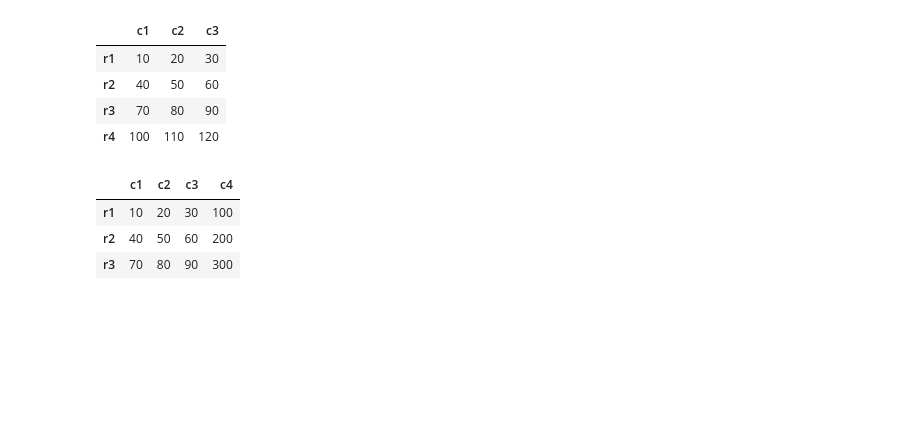
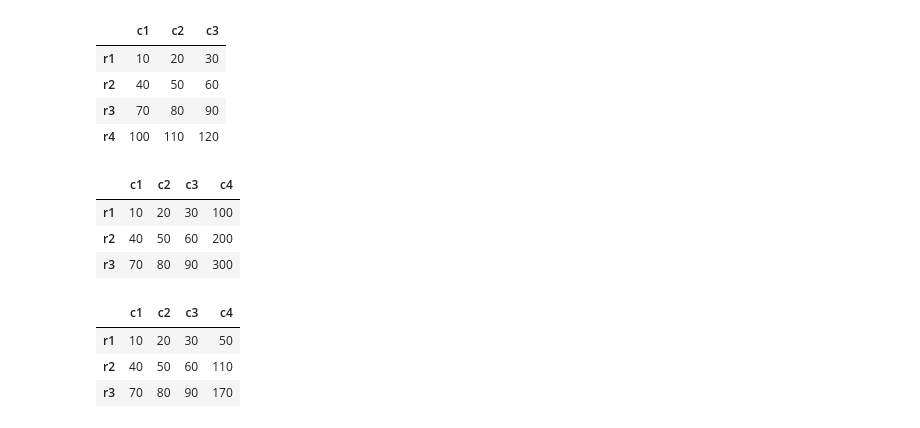
Before and after one commit to SAKSHISAAHU/Data_Analytics, a Jupyter notebook: 2.adv_py/4.2Ddataframes.ipynb, the cells around one changed output. Cells and saved outputs as stored; diff of their text form; code cells hidden in the pictures; blank space fills up the shorter version.

```diff
--- a/2.adv_py/4.2Ddataframes.ipynb
+++ b/2.adv_py/4.2Ddataframes.ipynb
@@ -459,3 +459,13 @@ i
 | r1 | 10 | 20 | 30 | 100 |
 | r2 | 40 | 50 | 60 | 200 |
 | r3 | 70 | 80 | 90 | 300 |
+# %%
+# 5.3 add new column from existing one
+j=df.copy()
+j['c4']=j['c2']+j['c3']
+j
+# %% [output]
+|  | c1 | c2 | c3 | c4 |
+| r1 | 10 | 20 | 30 | 50 |
+| r2 | 40 | 50 | 60 | 110 |
+| r3 | 70 | 80 | 90 | 170 |
```
Also changed, not shown: parts of 11 cells of this notebook.
